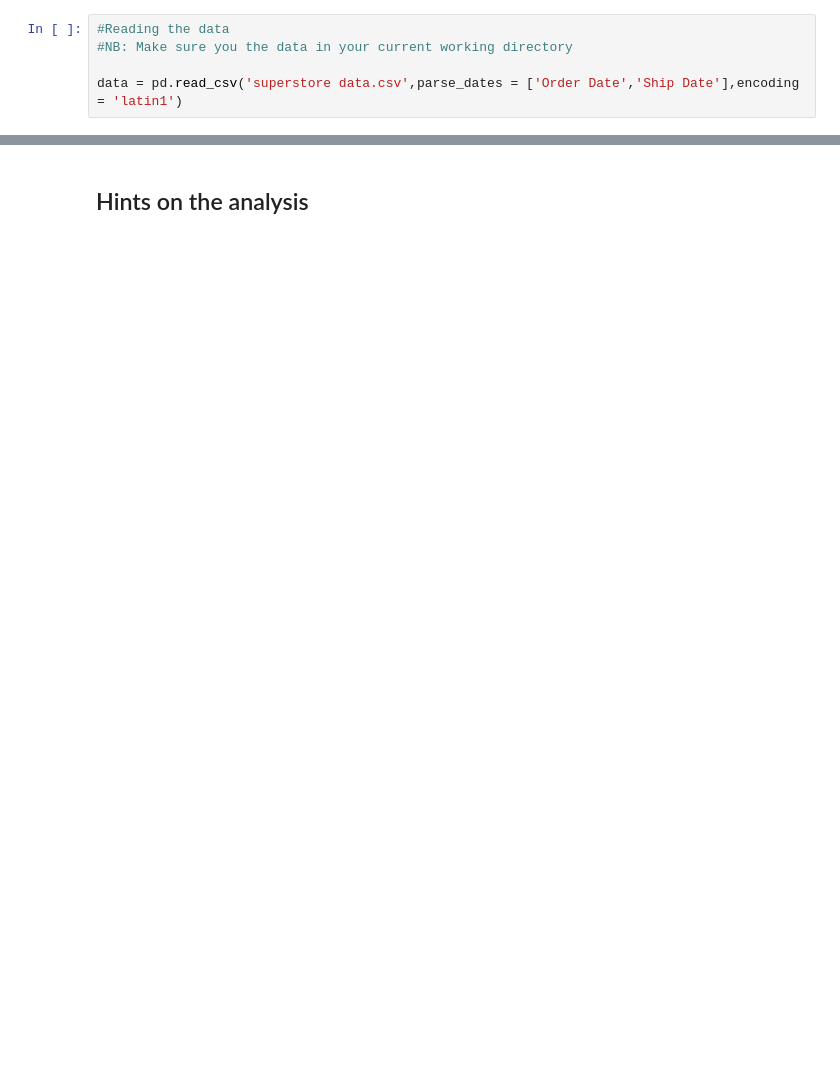
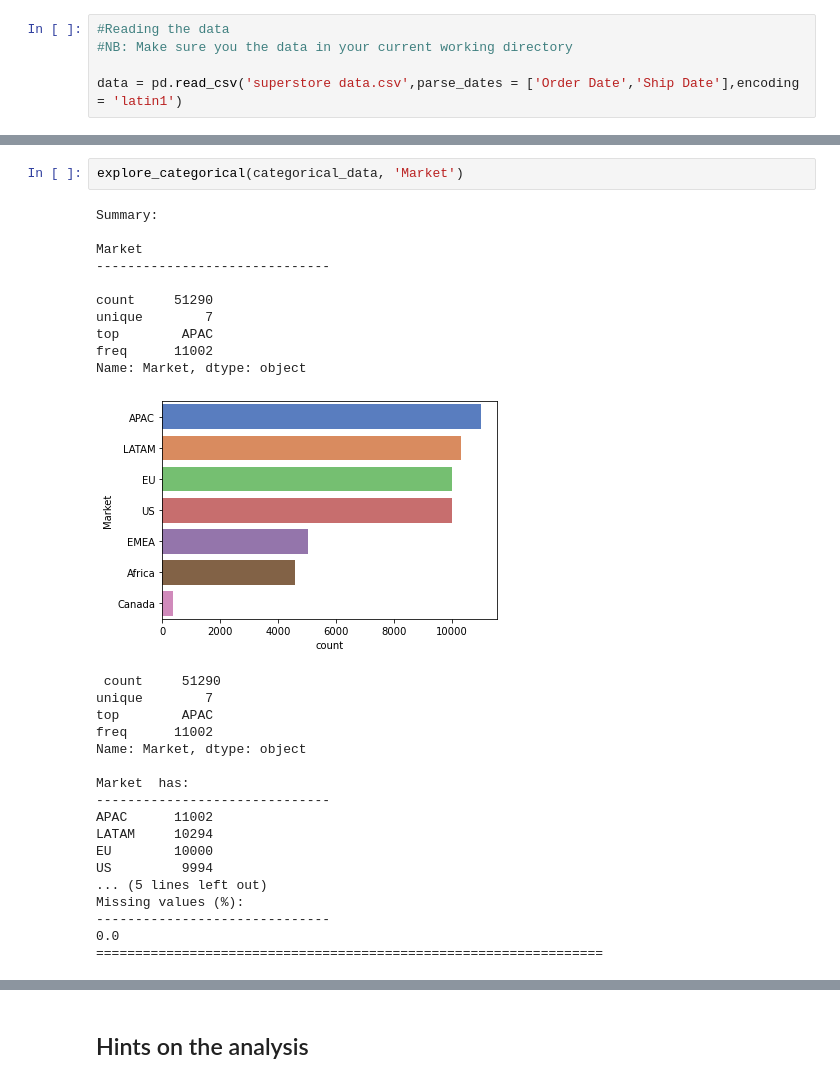
Before and after one commit to amihere2830-programming-python-projects/data_analysis_portfolio, a Jupyter notebook: retail_sales_analysis.ipynb, the cells around one changed output, grey strips where cells are left out. Cells and saved outputs as stored; diff of their text form; blank space fills up the shorter version.

```diff
--- a/retail_sales_analysis.ipynb
+++ b/retail_sales_analysis.ipynb
@@ -105,0 +300,31 @@ Order Priority
+# %%
+explore_categorical(categorical_data, 'Market')
+# %% [output]
+Summary:
+
+Market
+------------------------------
+
+count     51290
+unique        7
+top        APAC
+freq      11002
+Name: Market, dtype: object
+[figure, added]
+ count     51290
+unique        7
+top        APAC
+freq      11002
+Name: Market, dtype: object
+
+Market  has:
+------------------------------
+APAC      11002
+LATAM     10294
+EU        10000
+US         9994
+... (5 lines left out)
+Missing values (%):
+------------------------------
+0.0
+=================================================================
```
Also changed, not shown: parts of 242 cells of this notebook.
